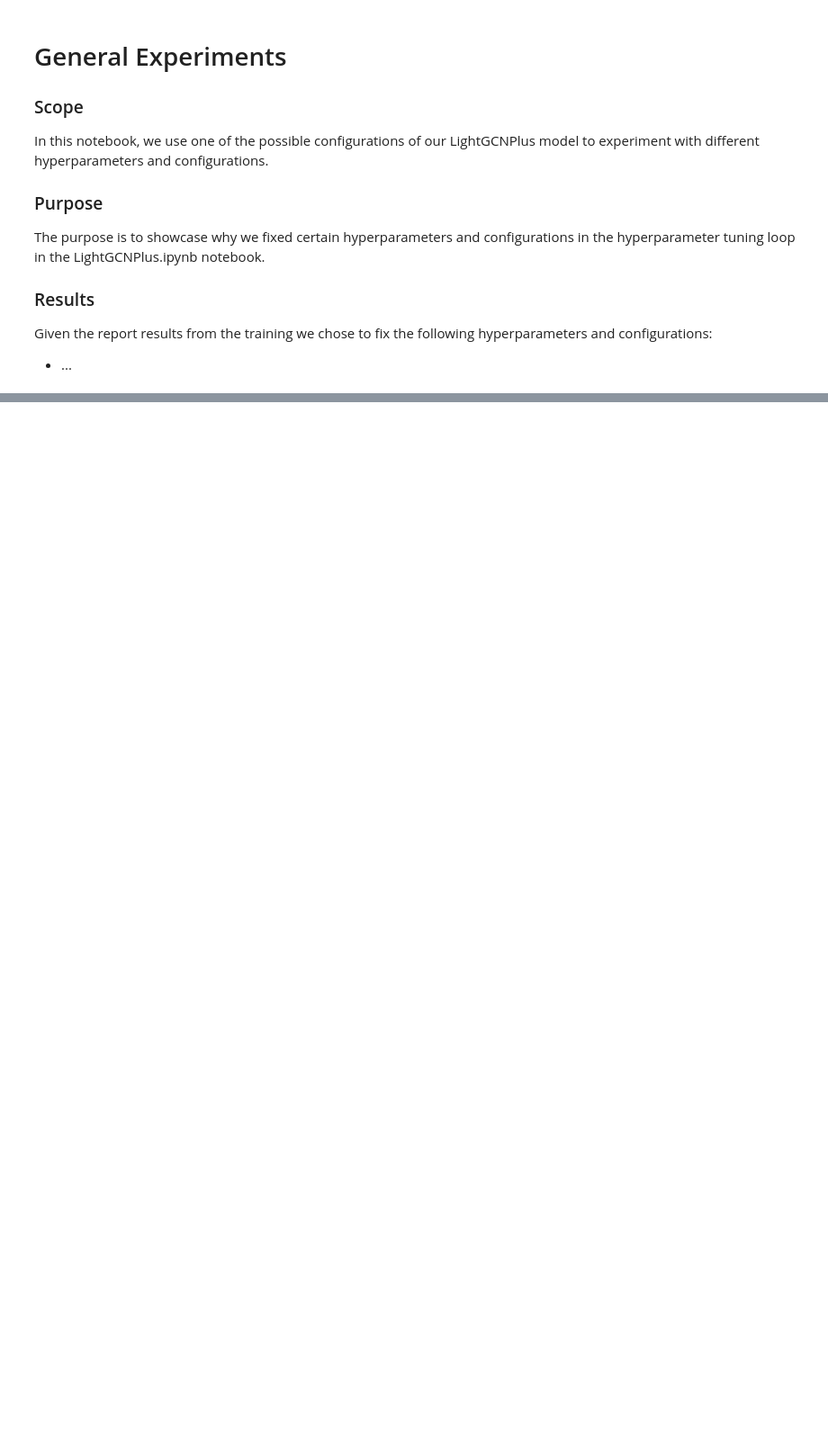
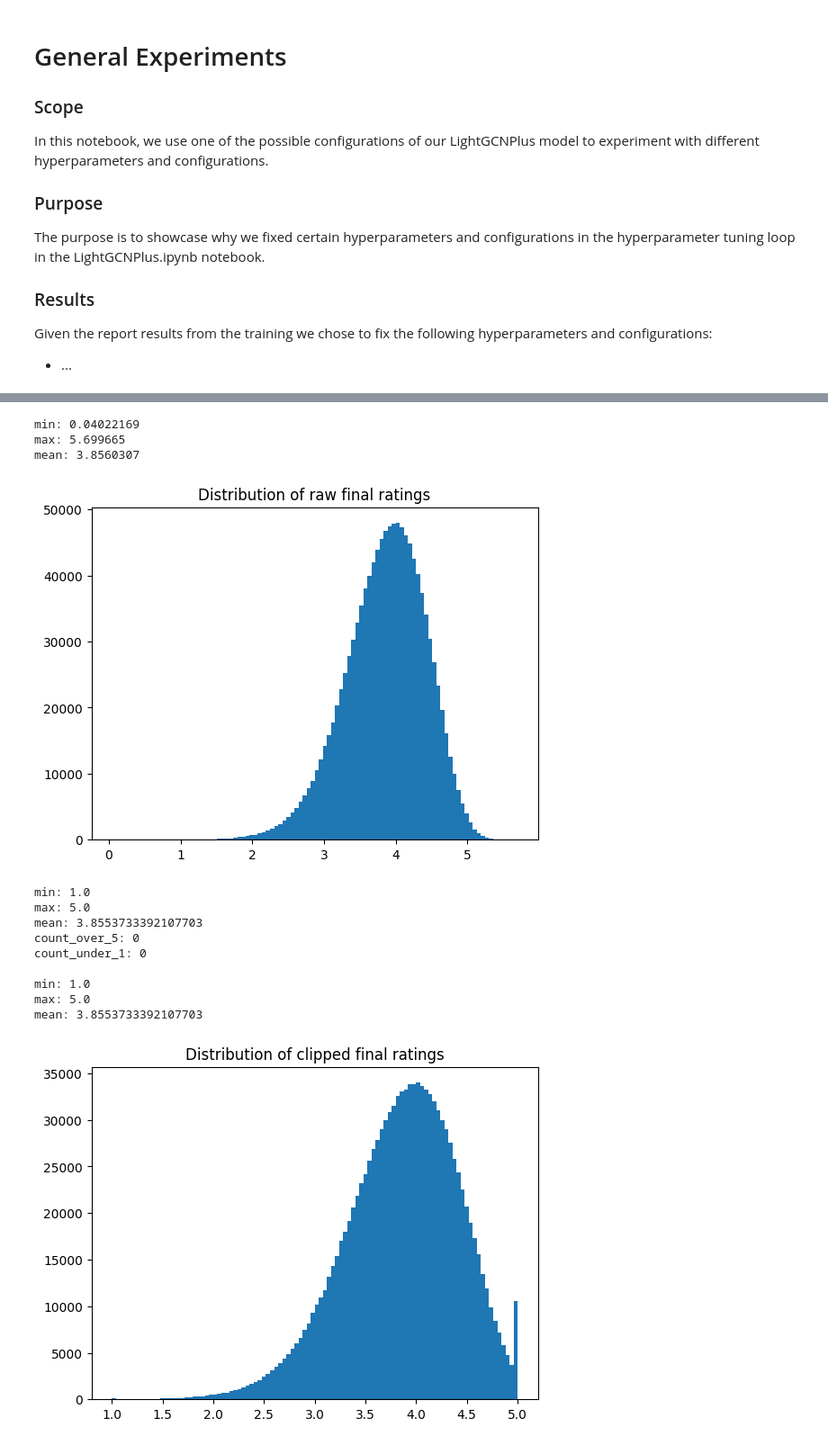
Before and after one commit to AlainJoss/LightGCNPlus, a Jupyter notebook: experiments/general_experiments.ipynb, the cells around one changed output, grey strips where cells are left out. Shown at 90% size. Drawn from its saved outputs; the diff is of its cells as text; code cells hidden in the pictures; blank space fills up the shorter version.

```diff
--- a/experiments/general_experiments.ipynb
+++ b/experiments/general_experiments.ipynb
@@ -117,25 +131,40 @@ for i in best_ids:
     print(f"Best hyperparameters: {results['params'][i]}")
     print(f"Best val loss: {results['min_val_losses'][i]}")
 # %%
-from postprocess import load_submission_users_items, report_submission_results, create_submission_matrix, reverse_standardize, report_clip_data, to_submission_format, load_means_stds, load_best_val_model
+from postprocess import load_submission_users_items, report_submission_results, create_submission_matrix, report_clip_data, to_submission_format, load_means_stds, load_best_val_model
 
-# Read model that achieved best validation loss
-submission_users, submission_items = load_submission_users_items()
-# Load model inputs
-# model = load_best_val_model(model_class, ID)
-# Get predictions for submission
+model_class = LightGCNPlus
+ID = str(28) + "_" + str(5) + "_" + str((6,))
 
-raw_pred_ratings = model.get_ratings(submission_users, submission_items).detach().cpu().numpy()
-report_submission_results(raw_pred_ratings, "raw")
-raw_submission_matrix = create_submission_matrix(raw_pred_ratings, submission_users, submission_items)
-means, stds = load_means_stds(ID)
-submission_matrix = reverse_standardize(raw_submission_matrix, means, stds)
-pred_ratings = submission_matrix[submission_users, submission_items]
+sub_users, sub_items = load_submission_users_items()
+model = load_best_val_model(model_class, ID)
 
-report_clip_data(pred_ratings)
+# Get predictions from model for submission users and items
+raw_pred_ratings = model.get_ratings(sub_users, sub_items).detach().cpu().numpy()
+raw_submission_matrix = create_submission_matrix(raw_pred_ratings, sub_users, sub_items)
+pred_ratings = raw_submission_matrix[sub_users, sub_items]
 pred_ratings = np.clip(pred_ratings, 1, 5)
 
+# Report results
+report_submission_results(raw_pred_ratings, "raw")
+report_clip_data(pred_ratings)
 report_submission_results(pred_ratings, "clipped")
 
-submission = to_submission_format(submission_users, submission_items, pred_ratings)
+# Generate submission file
+submission = to_submission_format(sub_users, sub_items, pred_ratings)
 submission.to_csv('../data/submission_data/submission.csv', index=False)
+# %% [output]
+min: 0.04022169
+max: 5.699665
+mean: 3.8560307
+[figure, added]
+min: 1.0
+max: 5.0
+mean: 3.8553733392107703
+count_over_5: 0
+count_under_1: 0
+
+min: 1.0
+max: 5.0
+mean: 3.8553733392107703
+[figure, added]
```
Also changed, not shown: parts of 8 cells of this notebook, 5 other files.
